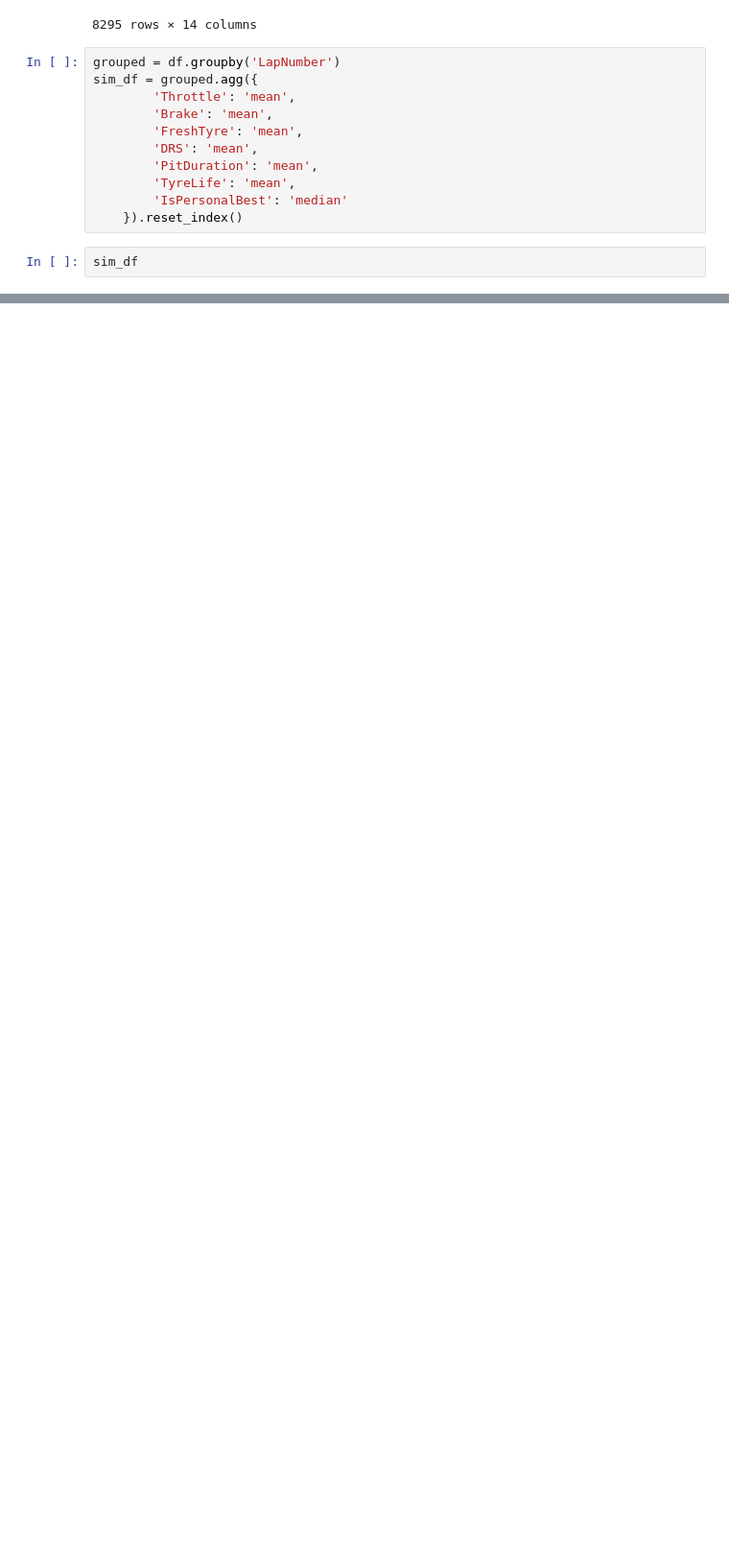
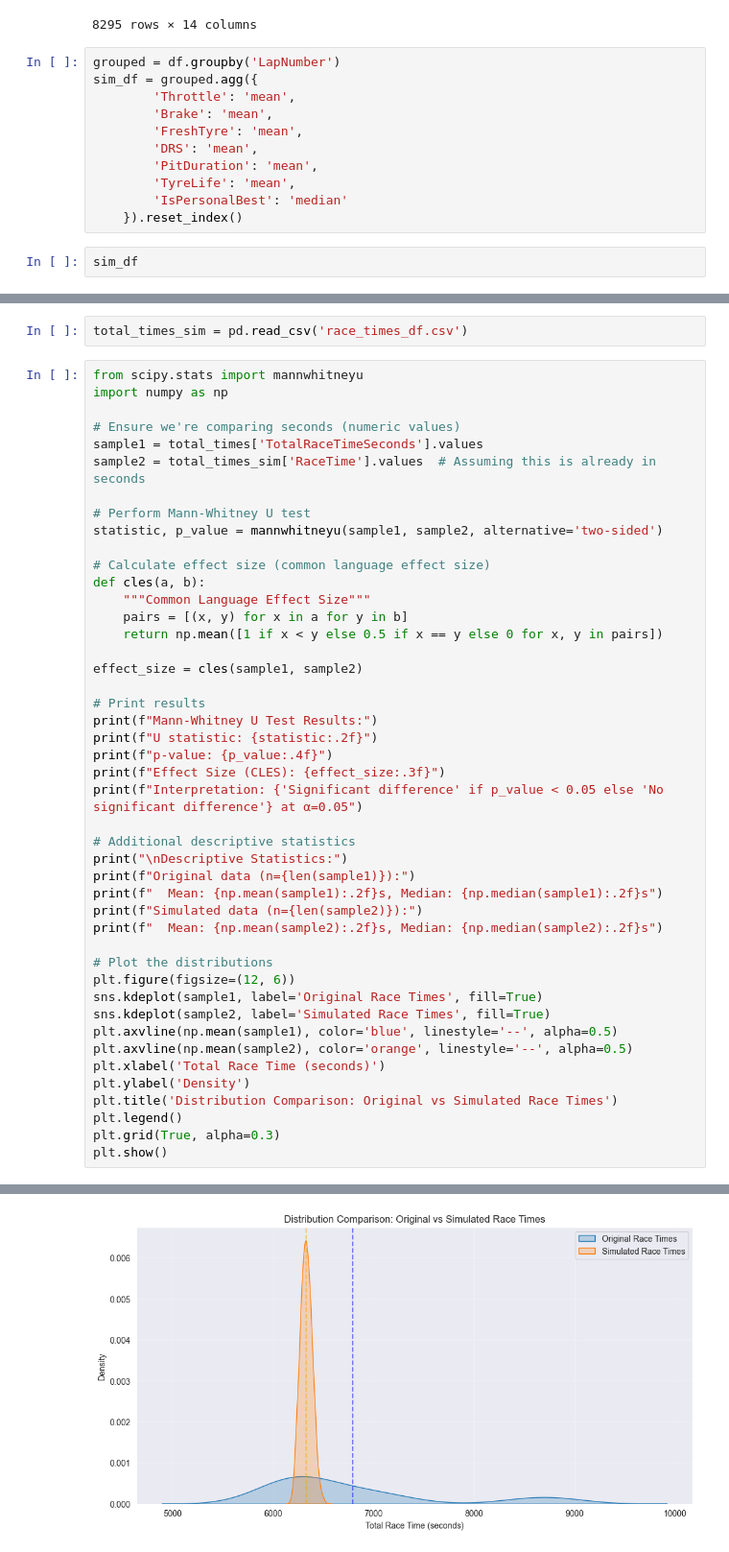
Before and after one commit to JigyashuSaravta/2025Spring_Final_F1, a Jupyter notebook: Fastf1/regression_fastf1.ipynb, the cells around one changed output, grey strips where cells are left out. Shown at 96% size. Drawn from its saved outputs; the diff is of its cells as text; blank space fills up the shorter version.

Commit message:
added statistical tests

```diff
--- a/Fastf1/regression_fastf1.ipynb
+++ b/Fastf1/regression_fastf1.ipynb
@@ -795,0 +1089,48 @@ sim_df
+# %%
+total_times_sim = pd.read_csv('race_times_df.csv')
+# %%
+from scipy.stats import mannwhitneyu
+import numpy as np
+
+# Ensure we're comparing seconds (numeric values)
+sample1 = total_times['TotalRaceTimeSeconds'].values
+sample2 = total_times_sim['RaceTime'].values  # Assuming this is already in seconds
+
+# Perform Mann-Whitney U test
+statistic, p_value = mannwhitneyu(sample1, sample2, alternative='two-sided')
+
+# Calculate effect size (common language effect size)
+def cles(a, b):
+    """Common Language Effect Size"""
+    pairs = [(x, y) for x in a for y in b]
+    return np.mean([1 if x < y else 0.5 if x == y else 0 for x, y in pairs])
+
+effect_size = cles(sample1, sample2)
+
+# Print results
+print(f"Mann-Whitney U Test Results:")
+print(f"U statistic: {statistic:.2f}")
+print(f"p-value: {p_value:.4f}")
+print(f"Effect Size (CLES): {effect_size:.3f}")
+print(f"Interpretation: {'Significant difference' if p_value < 0.05 else 'No significant difference'} at α=0.05")
+
+# Additional descriptive statistics
+print("\nDescriptive Statistics:")
+print(f"Original data (n={len(sample1)}):")
+print(f"  Mean: {np.mean(sample1):.2f}s, Median: {np.median(sample1):.2f}s")
+print(f"Simulated data (n={len(sample2)}):")
+print(f"  Mean: {np.mean(sample2):.2f}s, Median: {np.median(sample2):.2f}s")
+
+# Plot the distributions
+plt.figure(figsize=(12, 6))
+sns.kdeplot(sample1, label='Original Race Times', fill=True)
+sns.kdeplot(sample2, label='Simulated Race Times', fill=True)
+plt.axvline(np.mean(sample1), color='blue', linestyle='--', alpha=0.5)
+plt.axvline(np.mean(sample2), color='orange', linestyle='--', alpha=0.5)
+plt.xlabel('Total Race Time (seconds)')
+plt.ylabel('Density')
+plt.title('Distribution Comparison: Original vs Simulated Race Times')
+plt.legend()
+plt.grid(True, alpha=0.3)
+plt.show()
+# %% [output]
@@ -795,0 +1148 @@ sim_df
+[figure, added]
```
Also changed, not shown: parts of 17 cells of this notebook, 5 other files.
